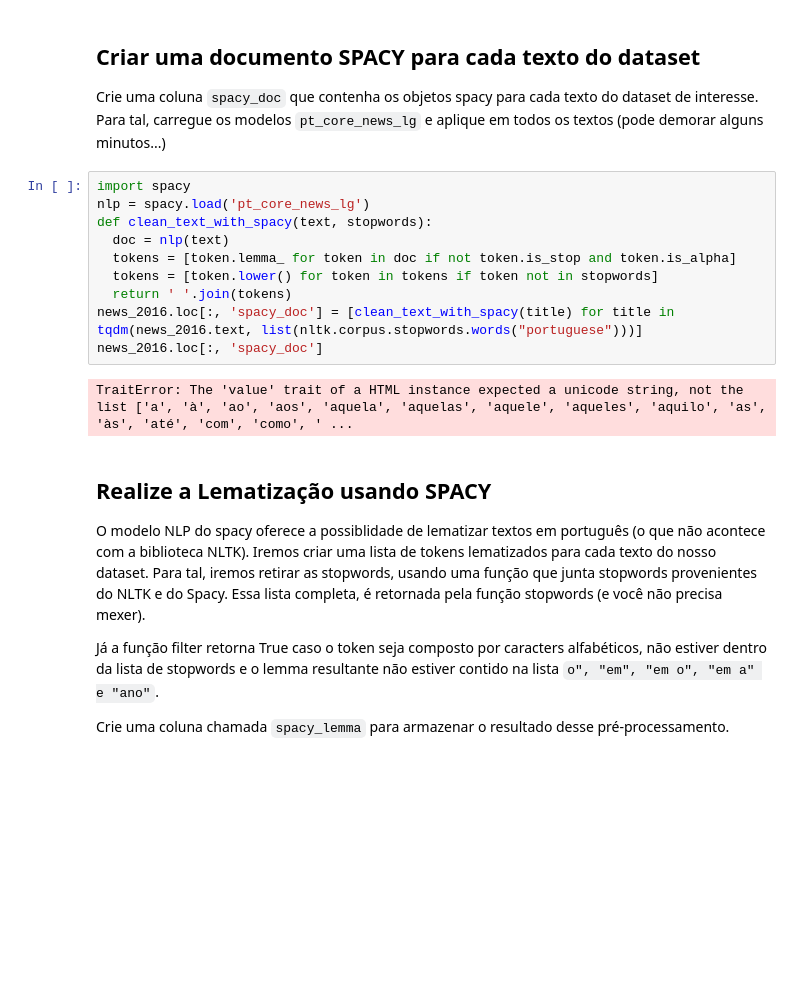
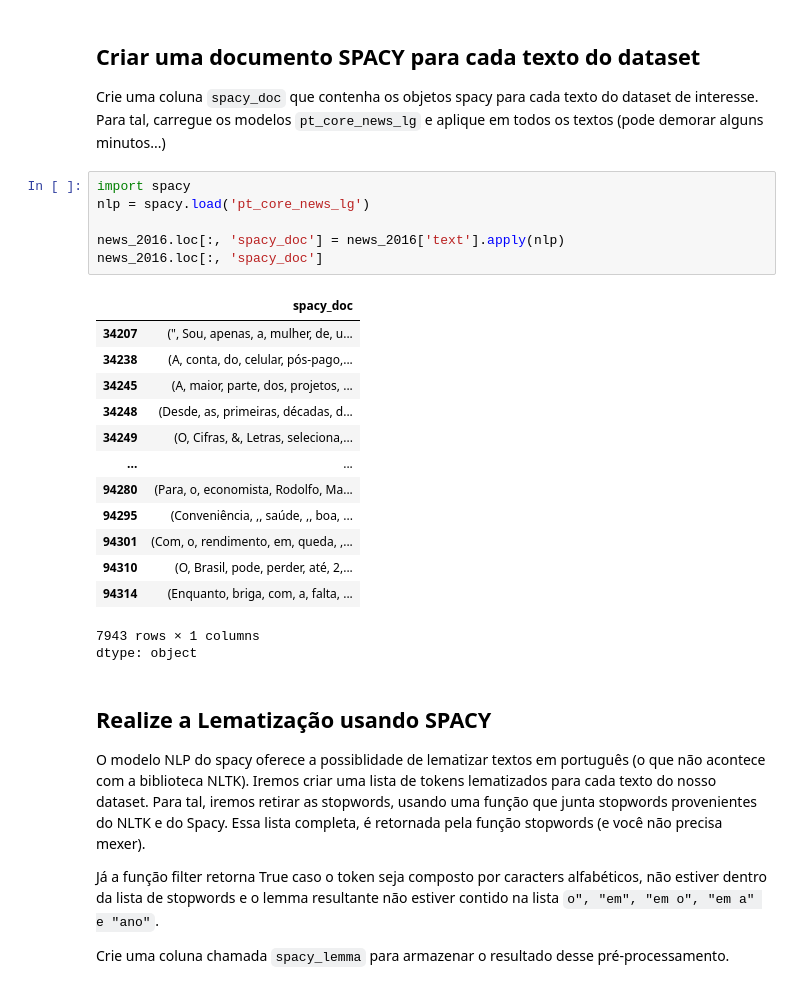
Before and after one commit to kleberga/proc_ling_natural, a Jupyter notebook: Questionário_Projeto_de_Disciplina_de_Text_Mining.ipynb, the cells around one changed output. Drawn from its saved outputs; the diff is of its cells as text; blank space fills up the shorter version.

```diff
--- a/Questionário_Projeto_de_Disciplina_de_Text_Mining.ipynb
+++ b/Questionário_Projeto_de_Disciplina_de_Text_Mining.ipynb
@@ -194,18 +194,27 @@ news_2016.loc[:, 'nltk_tokens'] = news_2016.text.progress_map(tokenize)
 ## Criar uma documento SPACY para cada texto do dataset
 
 Crie uma coluna `spacy_doc` que contenha os objetos spacy para cada texto do dataset de interesse. Para tal, carregue os modelos `pt_core_news_lg` e aplique em todos os textos (pode demorar alguns minutos...)
-# %%
-import spacy
-nlp = spacy.load('pt_core_news_lg')
-def clean_text_with_spacy(text, stopwords):
-  doc = nlp(text)
-  tokens = [token.lemma_ for token in doc if not token.is_stop and token.is_alpha]
-  tokens = [token.lower() for token in tokens if token not in stopwords]
-  return ' '.join(tokens)
-news_2016.loc[:, 'spacy_doc'] = [clean_text_with_spacy(title) for title in tqdm(news_2016.text, list(nltk.corpus.stopwords.words("portuguese")))]
-news_2016.loc[:, 'spacy_doc']
-# %% [output]
-TraitError: The 'value' trait of a HTML instance expected a unicode string, not the list ['a', 'à', 'ao', 'aos', 'aquela', 'aquelas', 'aquele', 'aqueles', 'aquilo', 'as', 'às', 'até', 'com', 'como', ' ...
+# %%
+import spacy
+nlp = spacy.load('pt_core_news_lg')
+
+news_2016.loc[:, 'spacy_doc'] = news_2016['text'].apply(nlp)
+news_2016.loc[:, 'spacy_doc']
+# %% [output]
+|  | spacy_doc |
+| 34207 | (", Sou, apenas, a, mulher, de, u... |
+| 34238 | (A, conta, do, celular, pós-pago,... |
+| 34245 | (A, maior, parte, dos, projetos, ... |
+| 34248 | (Desde, as, primeiras, décadas, d... |
+| 34249 | (O, Cifras, &, Letras, seleciona,... |
+| ... | ... |
+| 94280 | (Para, o, economista, Rodolfo, Ma... |
+| 94295 | (Conveniência, ,, saúde, ,, boa, ... |
+| 94301 | (Com, o, rendimento, em, queda, ,... |
+| 94310 | (O, Brasil, pode, perder, até, 2,... |
+| 94314 | (Enquanto, briga, com, a, falta, ... |
+7943 rows × 1 columns
+dtype: object
 # %% [markdown]
 ## Realize a Lematização usando SPACY
 
```
Also changed, not shown: parts of 1 cell of this notebook.
